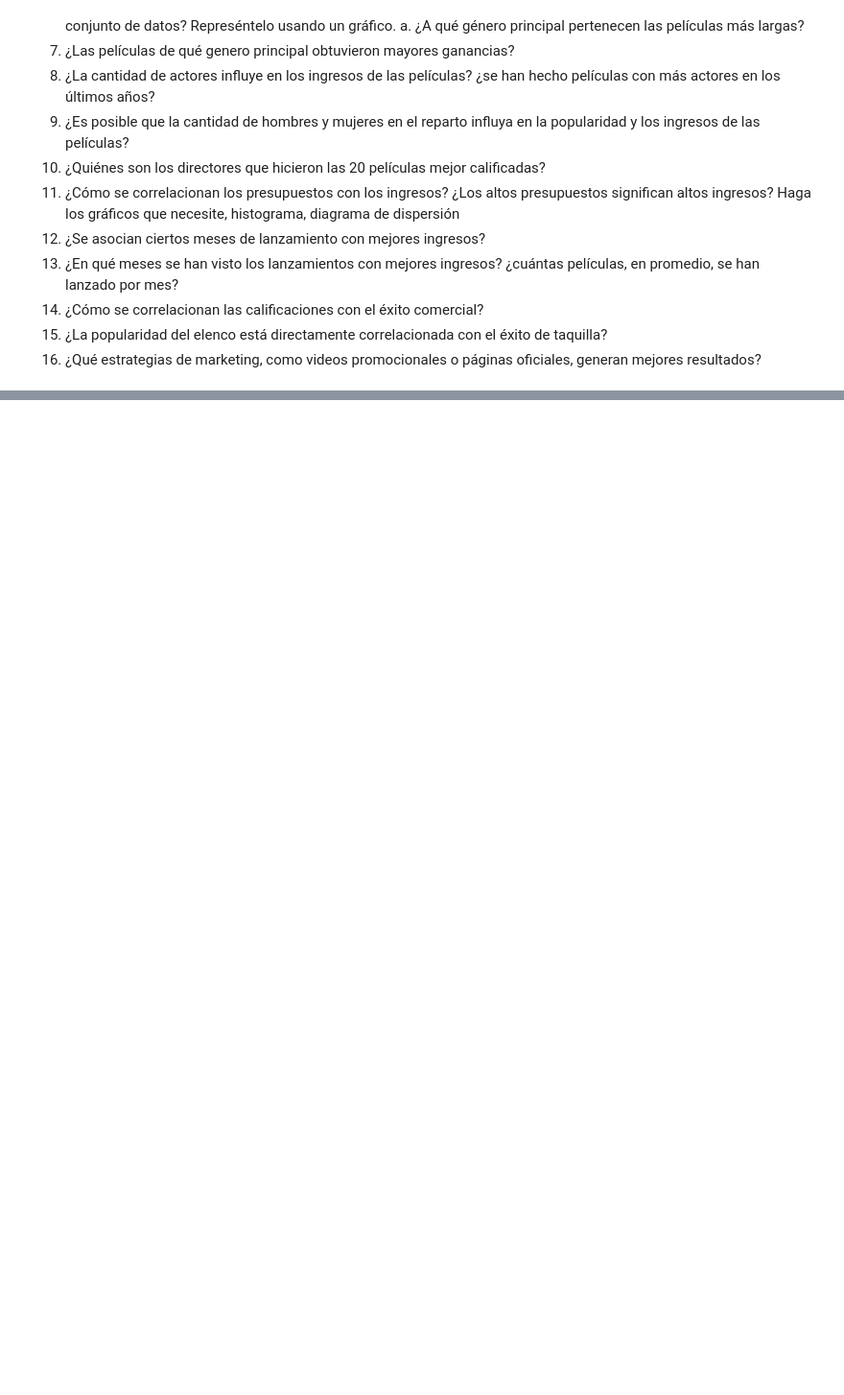
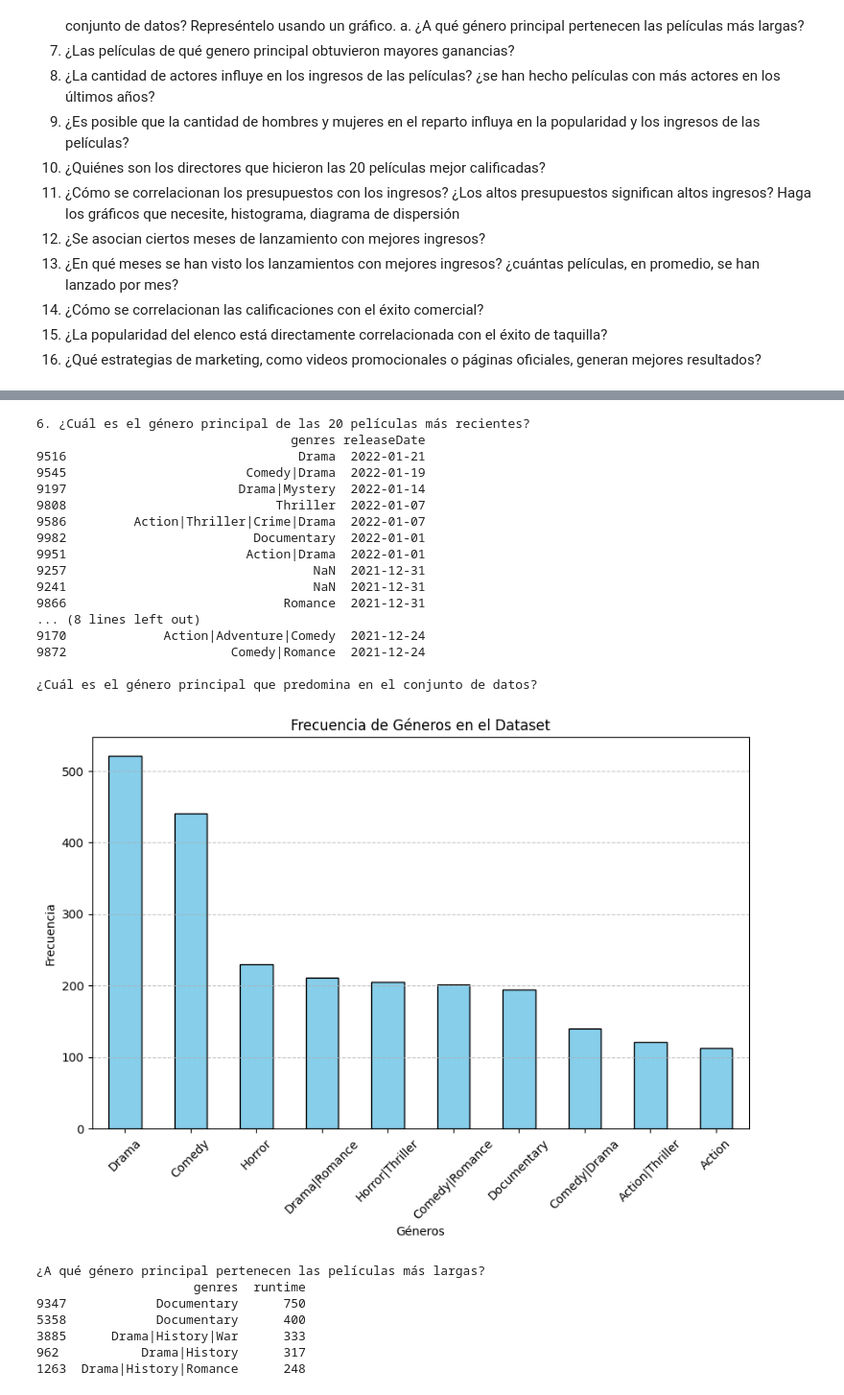
Before and after one commit to Fabiola-cc/CineVision_Studios, a Jupyter notebook: análisis_exploratorio.ipynb, the cells around one changed output, grey strips where cells are left out. Shown at 96% size. Drawn from its saved outputs; the diff is of its cells as text; code cells hidden in the pictures; blank space fills up the shorter version.

```diff
--- a/análisis_exploratorio.ipynb
+++ b/análisis_exploratorio.ipynb
@@ -386,0 +367,52 @@ print("¿La cantidad de actores influye en los ingresos de las películas? ¿se
+# %%
+print("6. ¿Cuál es el género principal de las 20 películas más recientes?")
+top_20_genre = datos[['genres', 'releaseDate']].sort_values(by='releaseDate', ascending=False).head(20)
+print(top_20_genre)
+
+print("\n¿Cuál es el género principal que predomina en el conjunto de datos?")
+# Contar la frecuencia de cada género
+conteo_generos = datos['genres'].value_counts().head(10)
+
+# Graficar
+plt.figure(figsize=(10, 6))
+conteo_generos.plot(kind='bar', color='skyblue', edgecolor='black')
+
+# Personalizar
+plt.xlabel('Géneros')
+plt.ylabel('Frecuencia')
+plt.title('Frecuencia de Géneros en el Dataset')
+plt.xticks(rotation=45)  # Rotar etiquetas para mejor visualización
+plt.grid(axis='y', linestyle='--', alpha=0.7)
+
+# Mostrar
+plt.show()
+
+print("\n\n¿A qué género principal pertenecen las películas más largas?")
+top_5_long = datos[['genres', 'runtime']].sort_values(by='runtime', ascending=False).head(5)
+print(top_5_long)
+# %% [output]
+6. ¿Cuál es el género principal de las 20 películas más recientes?
+                                  genres releaseDate
+9516                               Drama  2022-01-21
+9545                        Comedy|Drama  2022-01-19
+9197                       Drama|Mystery  2022-01-14
+9808                            Thriller  2022-01-07
+9586         Action|Thriller|Crime|Drama  2022-01-07
+9982                         Documentary  2022-01-01
+9951                        Action|Drama  2022-01-01
+9257                                 NaN  2021-12-31
+9241                                 NaN  2021-12-31
+9866                             Romance  2021-12-31
+... (8 lines left out)
+9170             Action|Adventure|Comedy  2021-12-24
+9872                      Comedy|Romance  2021-12-24
+
+¿Cuál es el género principal que predomina en el conjunto de datos?
+[figure, added]
+¿A qué género principal pertenecen las películas más largas?
+                     genres  runtime
+9347            Documentary      750
+5358            Documentary      400
+3885      Drama|History|War      333
+962           Drama|History      317
+1263  Drama|History|Romance      248
```
Also changed, not shown: parts of 16 cells of this notebook.
